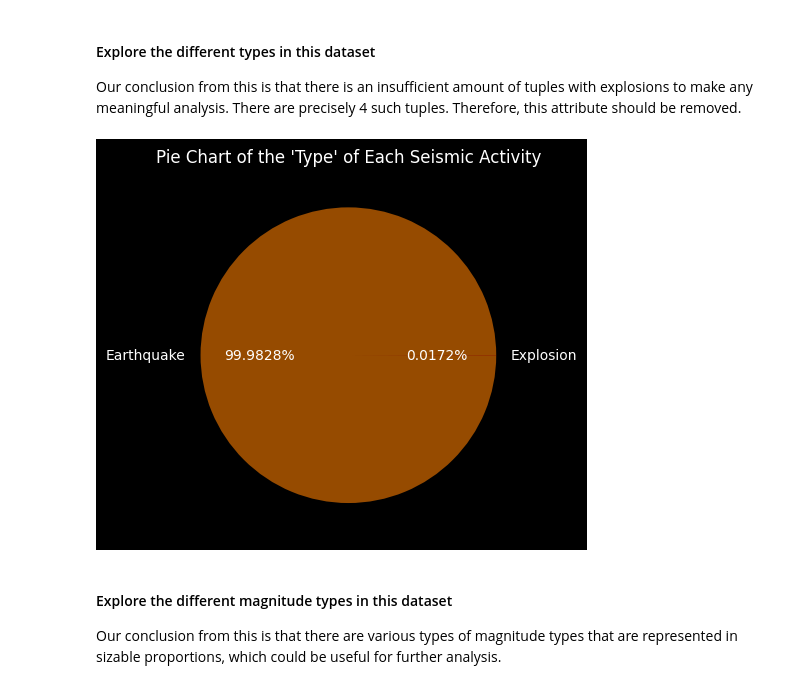
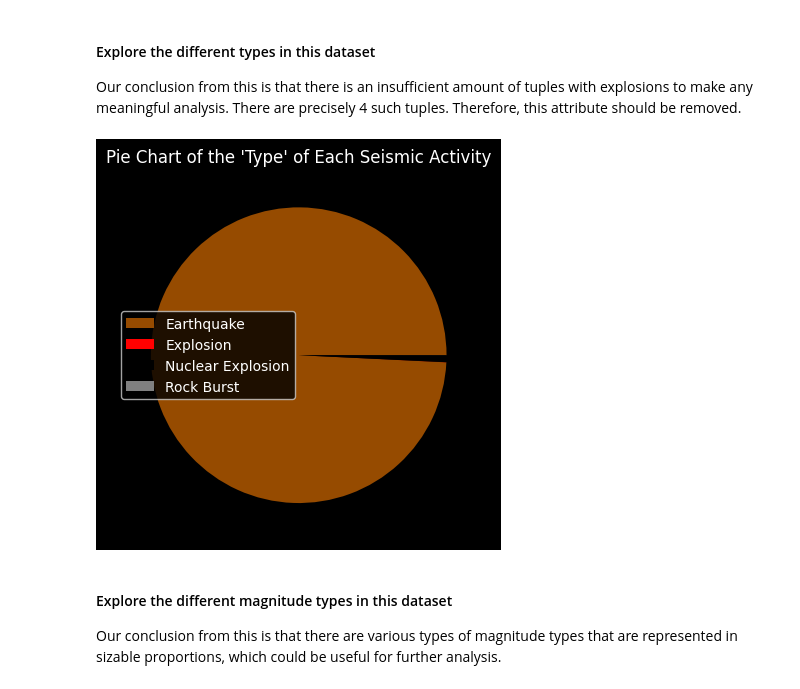
Before and after one commit to Tofudog/CS470-Final-Project, a Jupyter notebook: src/main.ipynb, the cells around one changed output. Drawn from its saved outputs; the diff is of its cells as text; code cells hidden in the pictures.

```diff
--- a/src/main.ipynb
+++ b/src/main.ipynb
@@ -12,14 +12,11 @@ import numpy as np
 import os
 # %% [markdown]
 ## Perform Exploratory Data Analysis
-# %%
-plt.style.use("dark_background")
 # %%
 DATA_DIRECTORY = "../data/"
-DATA_FILE = f"{DATA_DIRECTORY}/earthquakes.csv"
+RAW_DATA_FILE = f"{DATA_DIRECTORY}/database_raw.csv"
 
 assert os.path.isdir(DATA_DIRECTORY)
-assert os.path.isfile(DATA_FILE)
+assert os.path.isfile(RAW_DATA_FILE)
 # %%
-raw_df = pd.read_csv(DATA_FILE)
-raw_df.head()
+raw_df = pd.read_csv(RAW_DATA_FILE)
@@ -77,22 +66,21 @@ Our conclusion from this is that there is an insufficient amount of tuples with
 # %%
 types = list(np.unique(raw_df["Type"].values))
 type_frequencies = [0 for _ in range(len(types))]
 type_hash = dict()
 
 for i, tp in enumerate(types):
     type_hash[tp] = i
 
 for tp in raw_df["Type"].values:
     type_frequencies[type_hash[tp]] += 1
 
 plt.title("Pie Chart of the 'Type' of Each Seismic Activity")
 plt.pie(type_frequencies,
-        labels=types,
-        autopct='%1.4f%%',
-        colors=['#964B00', 'red'])
+        colors=['#964B00', 'red', "black", "gray"])
+plt.legend(labels=types)
 plt.show()
 # %% [output]
-[figure, old version]
+[figure, new version]
 # %% [markdown]
 #### Explore the different magnitude types in this dataset
 
```
Also changed, not shown: parts of 8 cells of this notebook, 3 other files.
